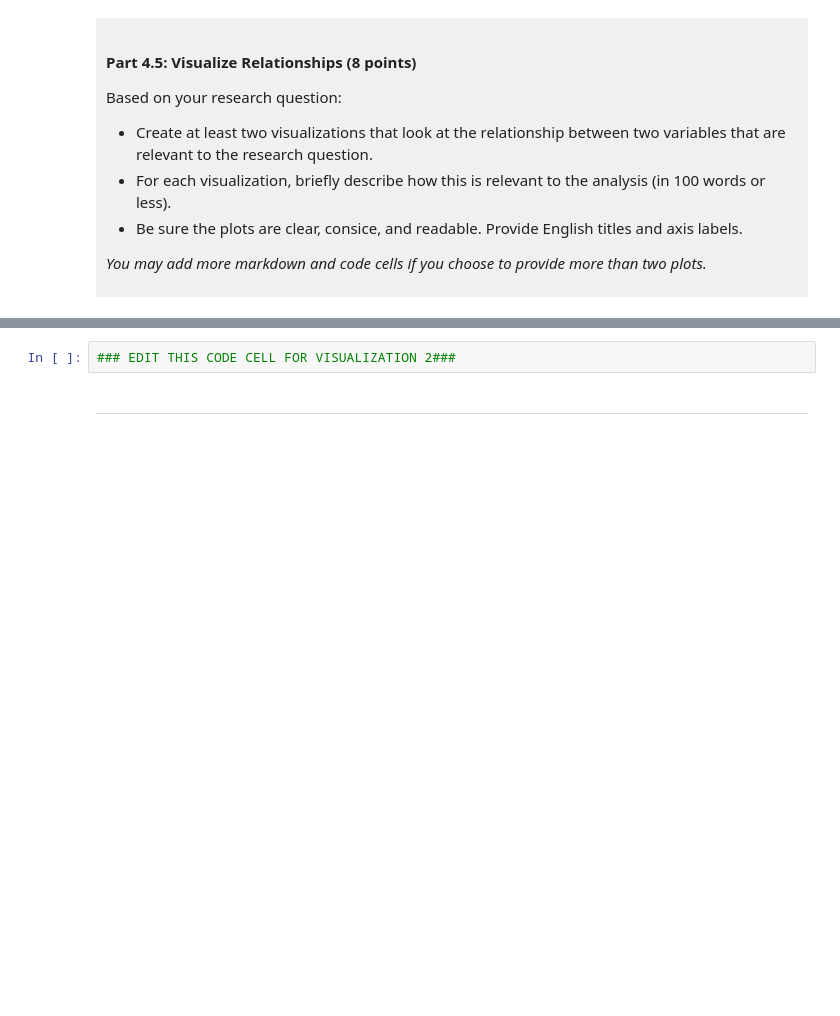
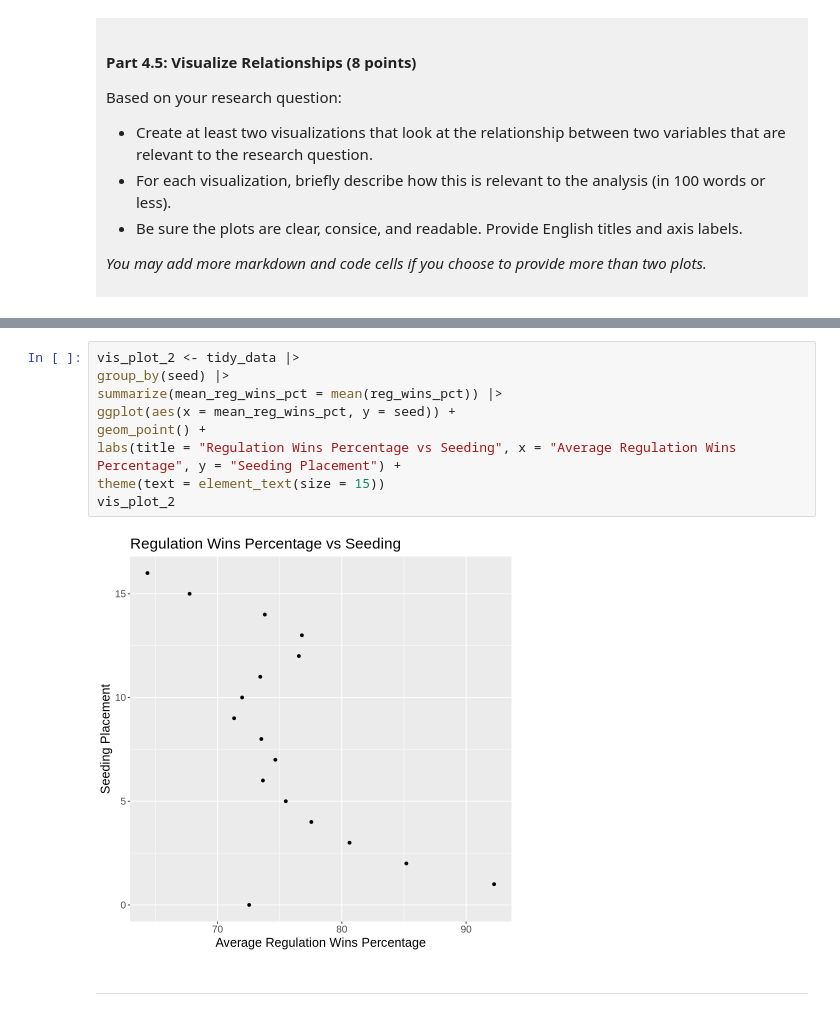
Before and after one commit to Tyler-Seymourm/DCSI-100-project1, a Jupyter notebook: dsci-100-project-notebook.ipynb, the cells around one changed output, grey strips where cells are left out. Saved outputs shown, nothing was run; the diff lists cells and outputs as text; blank space fills up the shorter version.

```diff
--- a/dsci-100-project-notebook.ipynb
+++ b/dsci-100-project-notebook.ipynb
@@ -325,5 +380,14 @@ Visualization 2: %%% EDIT THIS MARKDOWN CELL%%%
 # %%
-### EDIT THIS CODE CELL FOR VISUALIZATION 2###
+vis_plot_2 <- tidy_data |>
+group_by(seed) |>
+summarize(mean_reg_wins_pct = mean(reg_wins_pct)) |>
+ggplot(aes(x = mean_reg_wins_pct, y = seed)) +
+geom_point() +
+labs(title = "Regulation Wins Percentage vs Seeding", x = "Average Regulation Wins Percentage", y = "Seeding Placement") +
+theme(text = element_text(size = 15))
+vis_plot_2
+# %% [output]
+[figure, added]
 # %% [markdown]
 ------
 # %% [markdown]
```
Also changed, not shown: parts of 9 cells of this notebook.
